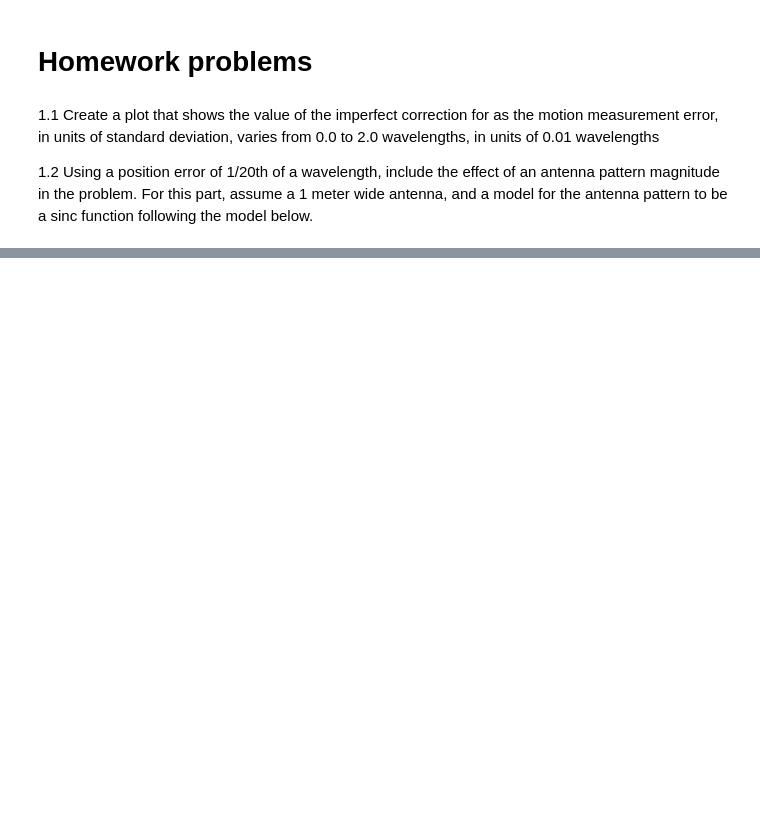
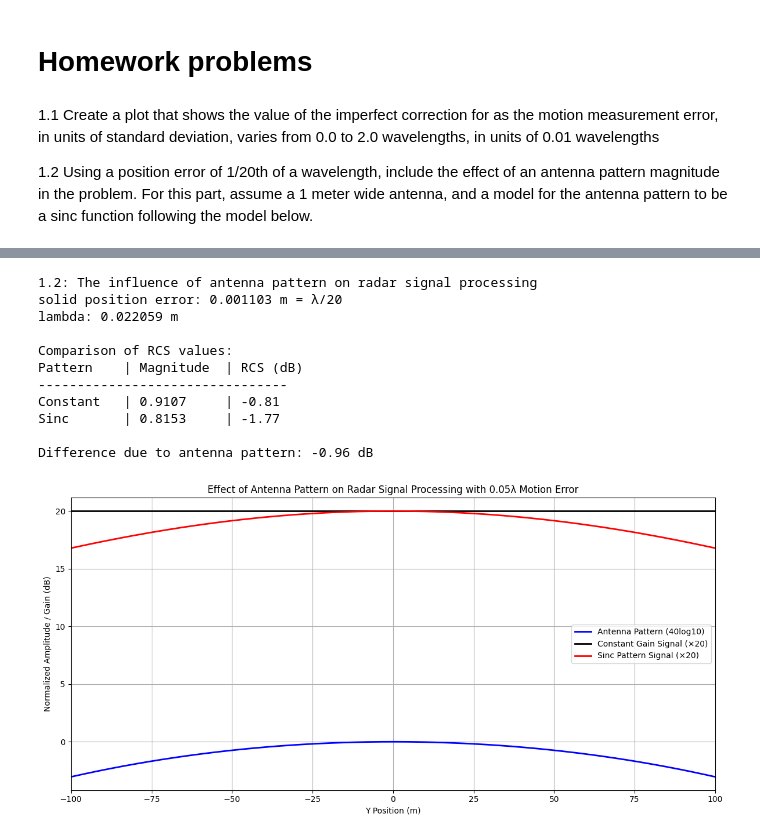
Before and after one commit to SituChengxiang/InSAR, a Jupyter notebook: Range_to_target.ipynb, the cells around one changed output, grey strips where cells are left out. Saved outputs shown, nothing was run; the diff lists cells and outputs as text; code cells hidden in the pictures; blank space fills up the shorter version.

```diff
--- a/Range_to_target.ipynb
+++ b/Range_to_target.ipynb
@@ -156,0 +214,74 @@ Error:
+# %%
+# 1.2 - The influence of antenna pattern on radar signal processing（solid error 0.05λ）
+position_error_1_2 = lam / 20.0  # 1/20th of a wavelength in meters
+
+print(f"1.2: The influence of antenna pattern on radar signal processing")
+print(f"solid position error: {position_error_1_2:.6f} m = λ/20")
+print(f"lambda: {lam:.6f} m")
+
+# flightline with errors
+points = np.linspace(aircraft_start, aircraft_end, num=npoints)
+x_pts = points[:, 0]
+y_pts = points[:, 1]
+z_pts = points[:, 2]
+
+gaussian_noise_1_2 = np.random.normal(loc=0, scale=position_error_1_2, size=npoints)
+x_pts_error_1_2 = x_pts + gaussian_noise_1_2
+points_error_1_2 = np.stack((x_pts_error_1_2, y_pts, z_pts), axis=1)
+
+# Calculate the distance and phase with error
+R_error_1_2 = np.linalg.norm(points_error_1_2 - target_loc, axis=1)
+phase_error_1_2 = 2*wavenum*R_error_1_2
+
+# pattern A: constant gain
+ant_gain_constant = 1.0
+estimated_signal_A = ant_gain_constant * np.exp(1.0j * phase)
+actual_signal_A = ant_gain_constant * np.exp(1.0j * phase_error_1_2)
+imperfect_correction_A = actual_signal_A * np.conj(estimated_signal_A)
+magnitude_imperfect_A = abs(sum(imperfect_correction_A)/len(imperfect_correction_A))
+rcs_A_db = 10 * np.log10(magnitude_imperfect_A**2)
+
+# pattern B: sinc-like gain pattern
+estimated_signal_B = ant_gain * np.exp(1.0j * phase)
+actual_signal_B = ant_gain * np.exp(1.0j * phase_error_1_2)
+imperfect_correction_B = actual_signal_B * np.conj(estimated_signal_B)
+magnitude_imperfect_B = abs(sum(imperfect_correction_B)/len(imperfect_correction_B))
+rcs_B_db = 10 * np.log10(magnitude_imperfect_B**2)
+
+# the results
+print("\nComparison of RCS values:")
+print(f"{'Pattern':<10} | {'Magnitude':<10} | {'RCS (dB)':<10}")
+print(f"{'-'*32}")
+print(f"{'Constant':<10} | {magnitude_imperfect_A:<10.4f} | {rcs_A_db:<10.2f}")
+print(f"{'Sinc':<10} | {magnitude_imperfect_B:<10.4f} | {rcs_B_db:<10.2f}")
+print(f"\nDifference due to antenna pattern: {rcs_B_db - rcs_A_db:.2f} dB")
+
+# plot - 合并到一张图
+plt.figure(figsize=(12, 6))
+
+# 绘制天线方向图和信号对比
+plt.plot(y_pts, 40 * np.log10(ant_gain), 'b-', linewidth=2, label='Antenna Pattern (40log10)')
+plt.plot(y_pts, np.abs(actual_signal_A) * 20, 'k-', linewidth=2, label='Constant Gain Signal (×20)')
+plt.plot(y_pts, np.abs(actual_signal_B) * 20, 'r-', linewidth=2, label='Sinc Pattern Signal (×20)')
+
+plt.xlabel('Y Position (m)')
+plt.ylabel('Normalized Amplitude / Gain (dB)')
+plt.title('Effect of Antenna Pattern on Radar Signal Processing with 0.05λ Motion Error')
+plt.legend()
+plt.grid(True)
+plt.xlim(-100, 100)
+plt.tight_layout()
+plt.show()
+# %% [output]
+1.2: The influence of antenna pattern on radar signal processing
+solid position error: 0.001103 m = λ/20
+lambda: 0.022059 m
+
+Comparison of RCS values:
+Pattern    | Magnitude  | RCS (dB)
+--------------------------------
+Constant   | 0.9107     | -0.81
+Sinc       | 0.8153     | -1.77
+
+Difference due to antenna pattern: -0.96 dB
+[figure, added]
```
Also changed, not shown: parts of 9 cells of this notebook, 4 other files.
